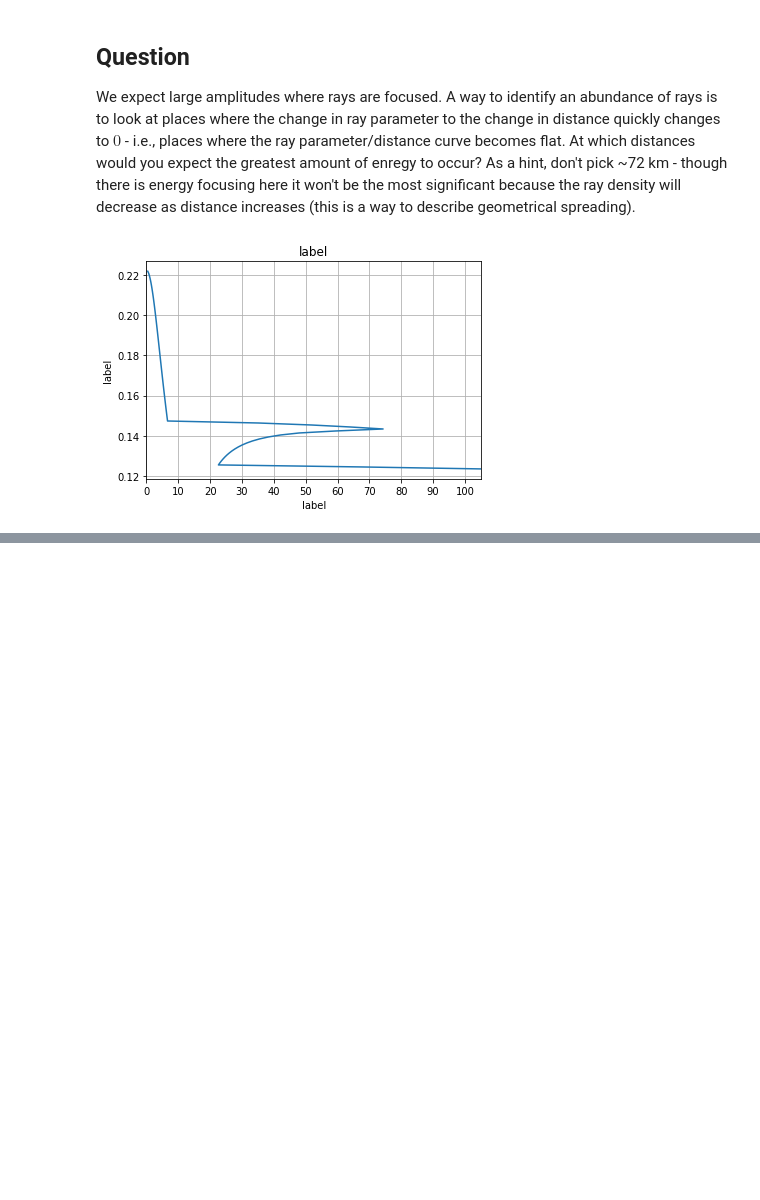
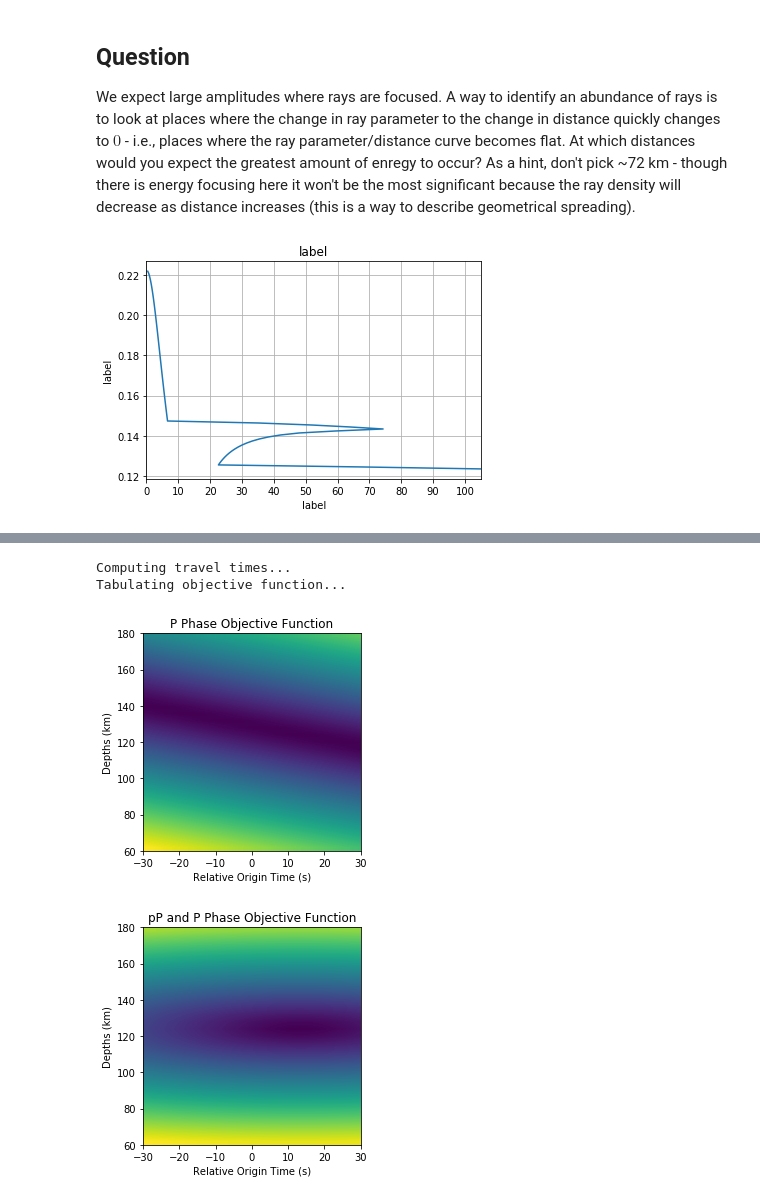
Before and after one commit to bakerb845/ess412_introToSeismo, a Jupyter notebook: rayPaths/rayPaths.ipynb, the cells around one changed output, grey strips where cells are left out. Saved outputs shown, nothing was run; the diff lists cells and outputs as text; code cells hidden in the pictures; blank space fills up the shorter version.

Commit message:
finishing the travel times assignment

```diff
--- a/rayPaths/rayPaths.ipynb
+++ b/rayPaths/rayPaths.ipynb
@@ -296,0 +505,9 @@ plt.show()
+# %%
+# Call these the pick times
+from numpy import array
+# Create an array of observed arrival times.  Recall I'm requesting waveforms windowStart seconds after the
+# catalog origin time so I need to add that back in for the full pick time.
+observed_P_times  = array([18, 22, 24, 16, 22]) + windowStart - 35.0 # I think NEIC's origin time is screwy
+observed_pP_times = array([52, 56, 52, 48, 52]) + windowStart - 35.0 # Or it's possible ObsPy is grabbing waveforms awkwardly
+print("The observed P pick times are:", observed_P_times, "seconds")
+print("The observed pP pick times are:", observed_pP_times, "seconds")
@@ -296,0 +580,66 @@ plt.show()
+# %%
+# Now we have the observed the estimate pick times - let's make an objective function.  To do this, let's
+# grid search over candidate depths from 80 - 160 and origin times from [-20s, 20s]
+nobs = len(data)
+nt = 31
+nd = 81
+relativeOriginTime = linspace(-30, 30, nt)
+depths = linspace(60, 180, nd)
+# Build up a travel time table at each depth and distance distance
+print("Computing travel times...")
+P_travelTimeTable = zeros([nd, nobs])
+pP_travelTimeTable = zeros([nd, nobs])
+for idep in range(nd):
+    for iobs in range(nobs):
+        # Compute the P theoretical travel time at this event depth/station distance
+        stationLat = data[k].stats.coordinates.latitude
+        stationLon = data[k].stats.coordinates.longitude
+        P_travelTimeTable[idep, iobs] = getPhasePickTime(eventLat, eventLon, depths[idep],
+                                                        stationLat, stationLon, phaseName=['P'])
+        # Compute the pP theoretical travel time at this event depth/station distance
+        pP_travelTimeTable[idep, iobs] = getPhasePickTime(eventLat, eventLon, depths[idep],
+                                                         stationLat, stationLon, phaseName=['pP'])
+    # Loop on observations
+# Loop on depths
+print("Tabulating objective function...")
+# Now tabulate two objective functions.  The first objective function
+sumResidualsSquared_P_phase = zeros([nt, nd])
+sumResidualsSquared_pPandP_phase = zeros([nt, nd])
+for idep in range(nd):
+    for it in range(nt):
+        P_estimate  = P_travelTimeTable[idep,:]  + relativeOriginTime[it] # P estimate travel time
+        pP_estimate = pP_travelTimeTable[idep,:] + relativeOriginTime[it] # pP estimate travel time
+        # Tabulate the residuals
+        P_residuals   = observed_P_times  - P_estimate
+        pP_residuals  = observed_pP_times - pP_estimate
+        # Compute the sum squared of the residuals
+        sumResidualsSquared_P_phase[it, idep]      = sum(P_residuals**2)
+        sumResidualsSquared_pPandP_phase[it, idep] = sum(P_residuals**2) + sum(pP_residuals**2)
+    # Loop on travel times
+# Loop on depths
+# Compute the square root of the objective functions to make them l2 norms
+sumResidualsSquared_P_phase = sqrt(sumResidualsSquared_P_phase)
+sumResidualsSquared_pPandP_phase = sqrt(sumResidualsSquared_pPandP_phase)
+# %% [output]
+Computing travel times...
+Tabulating objective function...
+# %%
+# Plot the results
+[X, Y] = meshgrid(relativeOriginTime, depths)
+extent = [min(relativeOriginTime), max(relativeOriginTime), min(depths), max(depths)]
+im = plt.imshow(sumResidualsSquared_P_phase, interpolation='bilinear', cmap=cm.viridis,
+                extent=extent, aspect=1./2.)
+plt.title("P Phase Objective Function")
+plt.xlabel('Relative Origin Time (s)')
+plt.ylabel('Depths (km)')
+plt.show()
+
+im = plt.imshow(sumResidualsSquared_pPandP_phase, interpolation='bilinear', cmap=cm.viridis,
+                extent=extent, aspect=1/2.)
+plt.title("pP and P Phase Objective Function")
+plt.xlabel('Relative Origin Time (s)')
+plt.ylabel('Depths (km)')
+plt.show()
+# %% [output]
+[figure, added]
+[figure, added]
```
Also changed, not shown: parts of 19 cells of this notebook.
